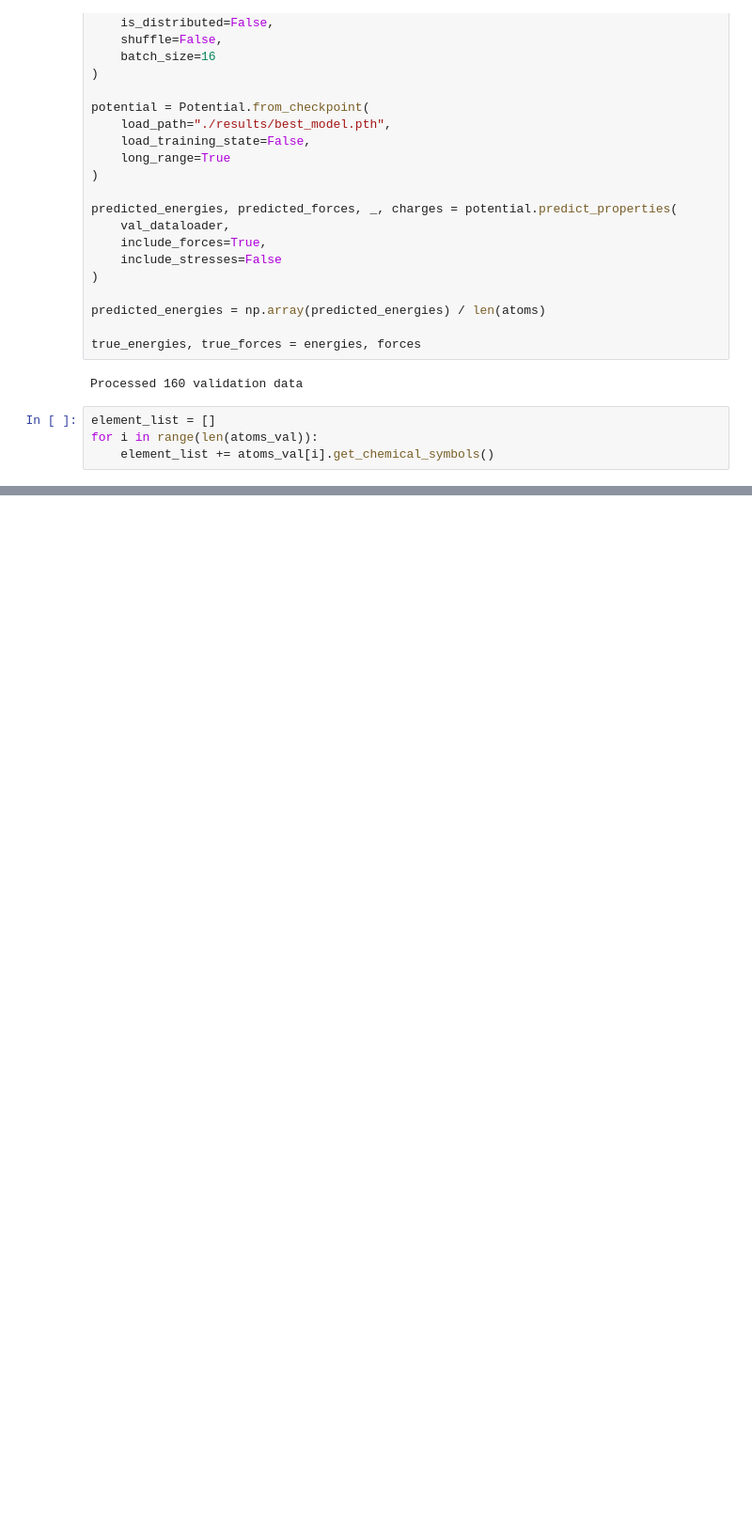
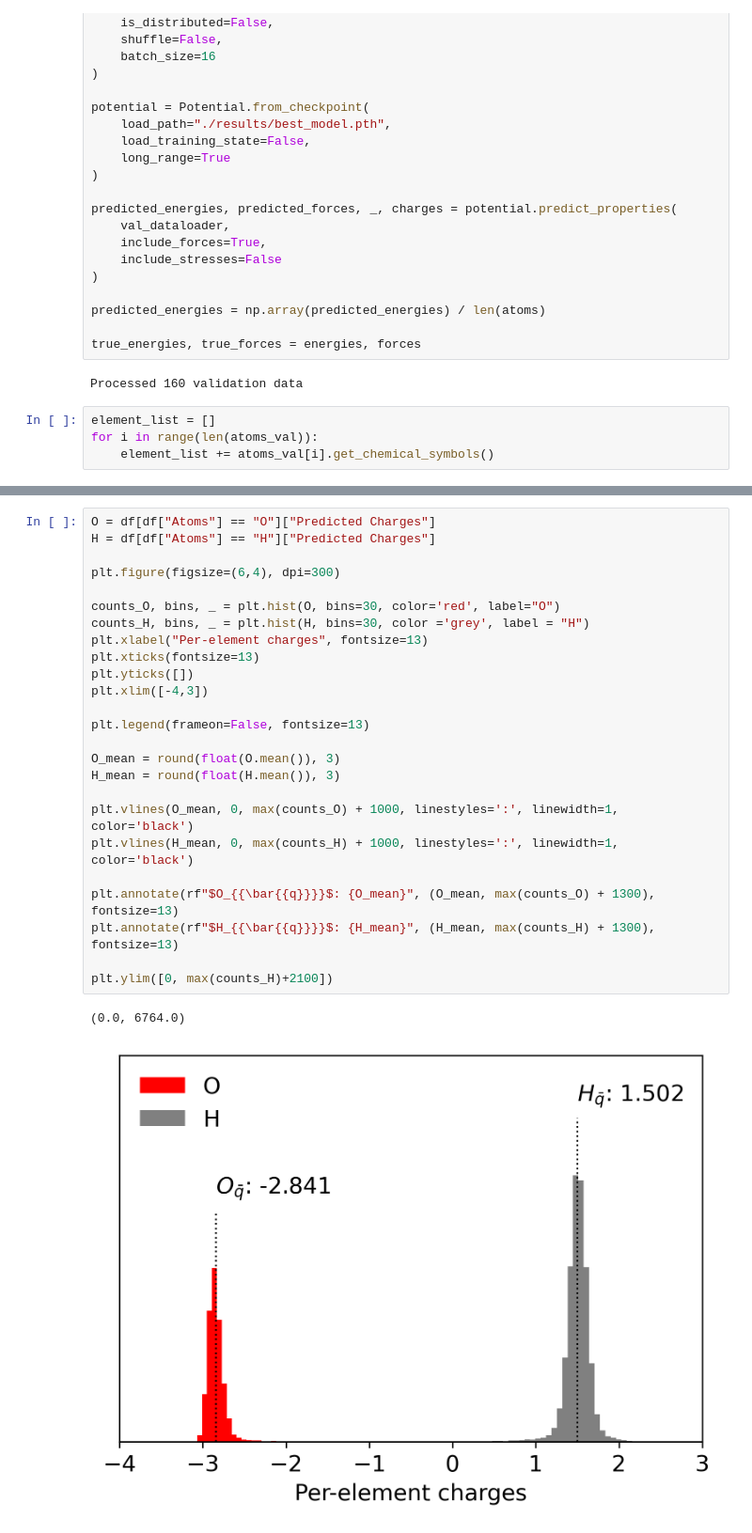
Before and after one commit to sj-cha/mattersim-LR, a Jupyter notebook: water/mattersim-LR/charges.ipynb, the cells around one changed output, grey strips where cells are left out. Shown: that part at 94% size. Cells and saved outputs as stored; diff of their text form; blank space fills up the shorter version.

Commit message:
added per-element charge plot

```diff
--- a/water/mattersim-LR/charges.ipynb
+++ b/water/mattersim-LR/charges.ipynb
@@ -107 +109,29 @@ print(np.array(molecule_charge).mean())
 [figure]
+# %%
+O = df[df["Atoms"] == "O"]["Predicted Charges"]
+H = df[df["Atoms"] == "H"]["Predicted Charges"]
+
+plt.figure(figsize=(6,4), dpi=300)
+
+counts_O, bins, _ = plt.hist(O, bins=30, color='red', label="O")
+counts_H, bins, _ = plt.hist(H, bins=30, color ='grey', label = "H")
+plt.xlabel("Per-element charges", fontsize=13)
+plt.xticks(fontsize=13)
+plt.yticks([])
+plt.xlim([-4,3])
+
+plt.legend(frameon=False, fontsize=13)
+
+O_mean = round(float(O.mean()), 3)
+H_mean = round(float(H.mean()), 3)
+
+plt.vlines(O_mean, 0, max(counts_O) + 1000, linestyles=':', linewidth=1, color='black')
+plt.vlines(H_mean, 0, max(counts_H) + 1000, linestyles=':', linewidth=1, color='black')
+
+plt.annotate(rf"$O_{{\bar{{q}}}}$: {O_mean}", (O_mean, max(counts_O) + 1300), fontsize=13)
+plt.annotate(rf"$H_{{\bar{{q}}}}$: {H_mean}", (H_mean, max(counts_H) + 1300), fontsize=13)
+
+plt.ylim([0, max(counts_H)+2100])
+# %% [output]
+(0.0, 6764.0)
+[figure, added]
```
Also changed, not shown: parts of 4 cells of this notebook.
